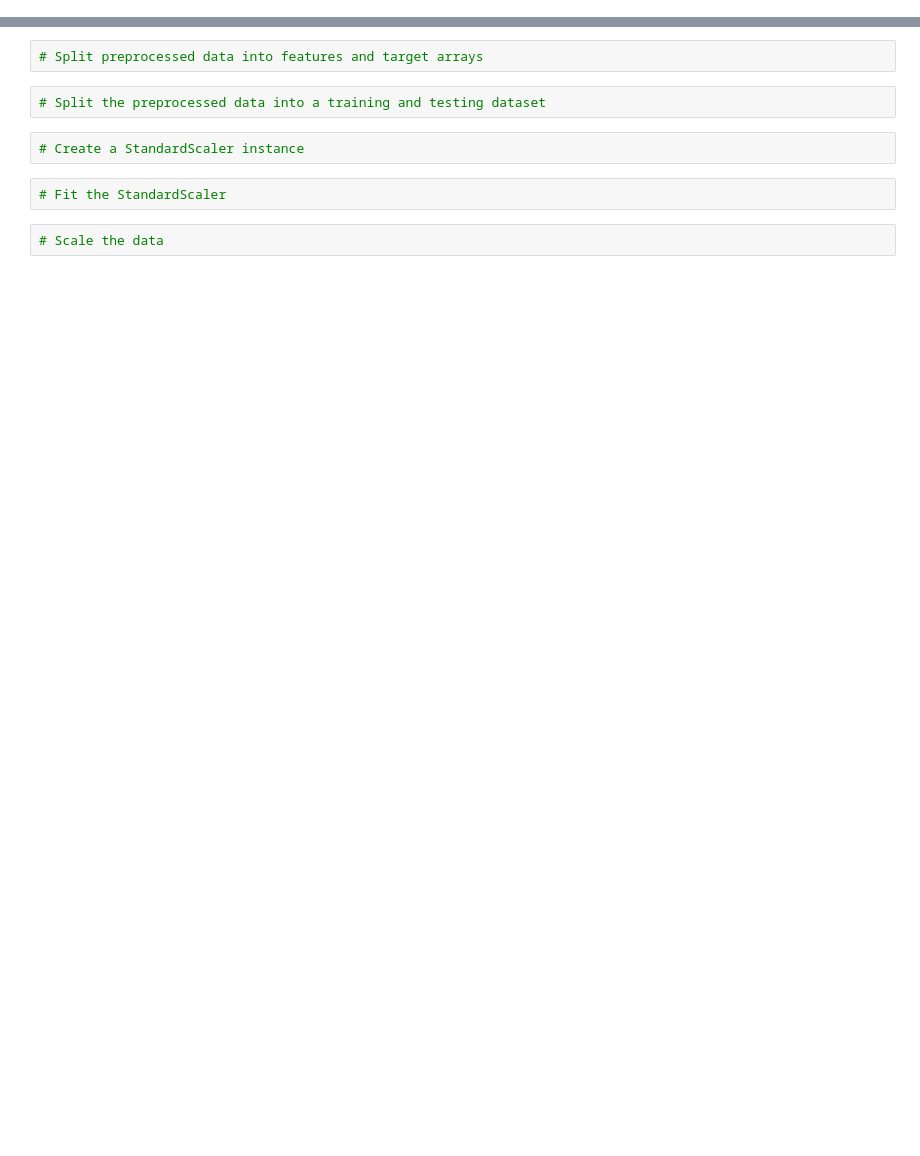
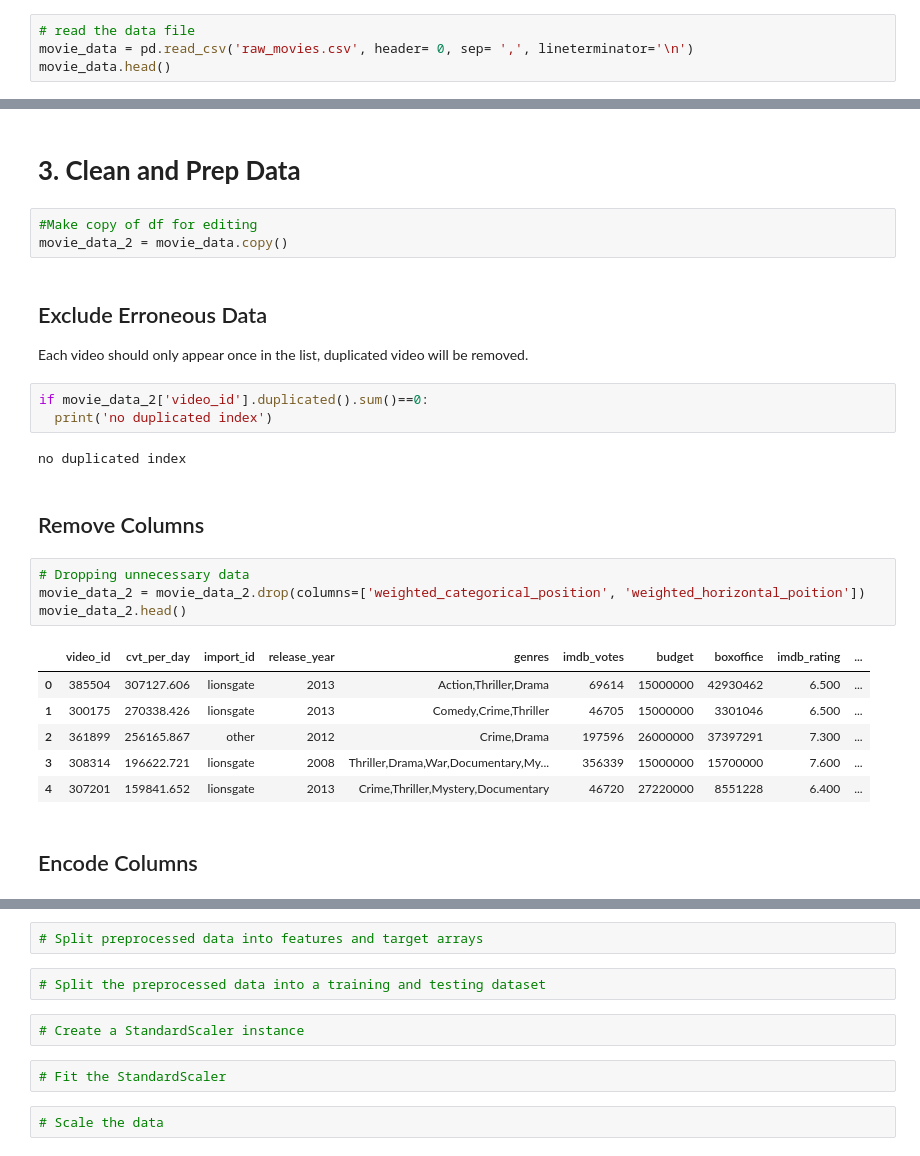
Before and after one commit to hemsmalli5/test, a Jupyter notebook: Project_Master.ipynb, the cells around one changed output, grey strips where cells are left out. Saved outputs shown, nothing was run; the diff lists cells and outputs as text; blank space fills up the shorter version.

```diff
--- a/Project_Master.ipynb
+++ b/Project_Master.ipynb
@@ -145,0 +29,4 @@ Some videos belongs to more than one genere, the genre of each video is splitted
+# %%
+# read the data file
+movie_data = pd.read_csv('raw_movies.csv', header= 0, sep= ',', lineterminator='\n')
+movie_data.head()
@@ -145,0 +67,29 @@ Some videos belongs to more than one genere, the genre of each video is splitted
+# %% [markdown]
+# **3. Clean and Prep Data**
+# %%
+#Make copy of df for editing
+movie_data_2 = movie_data.copy()
+# %% [markdown]
+## Exclude Erroneous Data
+
+Each video should only appear once in the list, duplicated video will be removed.
+# %%
+if movie_data_2['video_id'].duplicated().sum()==0:
+  print('no duplicated index')
+# %% [output]
+no duplicated index
+# %% [markdown]
+## Remove Columns
+# %%
+# Dropping unnecessary data
+movie_data_2 = movie_data_2.drop(columns=['weighted_categorical_position', 'weighted_horizontal_poition'])
+movie_data_2.head()
+# %% [output]
+|  | video_id | cvt_per_day | import_id | release_year | genres | imdb_votes | budget | boxoffice | imdb_rating | ... |
+| 0 | 385504 | 307127.606 | lionsgate | 2013 | Action,Thriller,Drama | 69614 | 15000000 | 42930462 | 6.500 | ... |
+| 1 | 300175 | 270338.426 | lionsgate | 2013 | Comedy,Crime,Thriller | 46705 | 15000000 | 3301046 | 6.500 | ... |
+| 2 | 361899 | 256165.867 | other | 2012 | Crime,Drama | 197596 | 26000000 | 37397291 | 7.300 | ... |
+| 3 | 308314 | 196622.721 | lionsgate | 2008 | Thriller,Drama,War,Documentary,My... | 356339 | 15000000 | 15700000 | 7.600 | ... |
+| 4 | 307201 | 159841.652 | lionsgate | 2013 | Crime,Thriller,Mystery,Documentary | 46720 | 27220000 | 8551228 | 6.400 | ... |
+# %% [markdown]
+## Encode Columns
```
Also changed, not shown: parts of 63 cells of this notebook.
